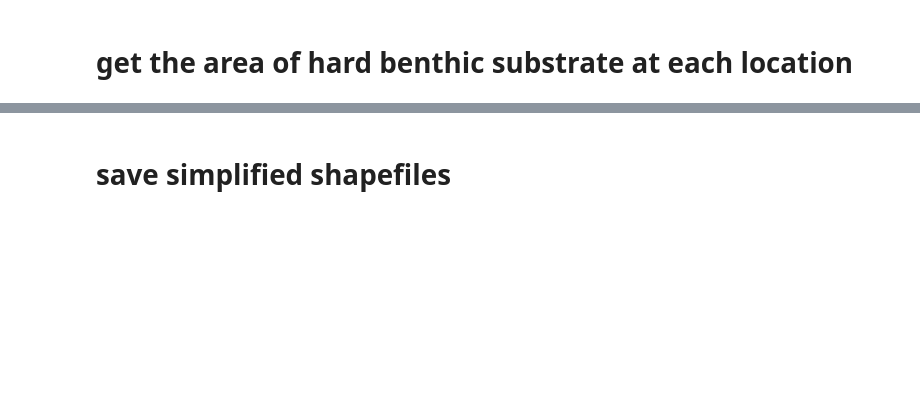
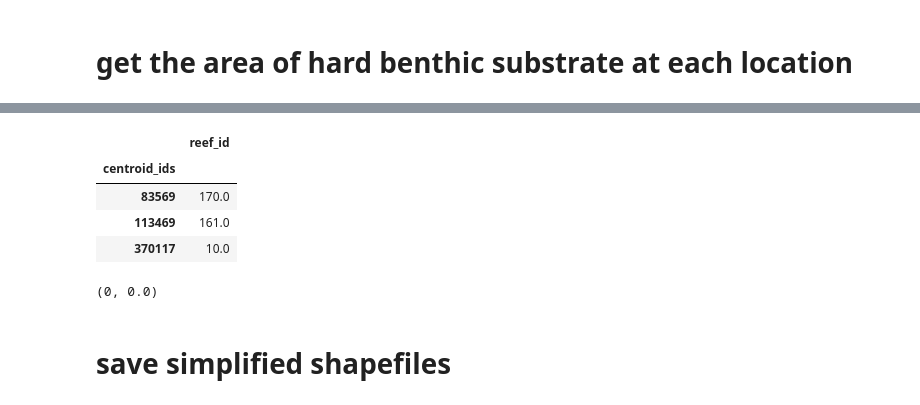
Before and after one commit to jameschriswagner/ca_recreational_fishing, a Jupyter notebook: benthic_substrates_cleaning.ipynb, the cells around one changed output, grey strips where cells are left out. Drawn from its saved outputs; the diff is of its cells as text; code cells hidden in the pictures; blank space fills up the shorter version.

```diff
--- a/benthic_substrates_cleaning.ipynb
+++ b/benthic_substrates_cleaning.ipynb
@@ -155,0 +223,16 @@ centroids.reef_id.isna().sum(), centroids.reef_id.isna().mean()
+# %%
+for idx in missing_ids.index:
+
+    g = centroids.geometry.iloc[idx]
+    distances = simple_buffer_exploded.geometry.apply(lambda p: g.distance(p))
+    rid_min_dist = float(simple_buffer_exploded.reef_id.loc[distances == distances.min()].iloc[0])
+
+    missing_ids.loc[idx, 'reef_id'] = rid_min_dist
+
+missing_ids
+# %% [output]
+|  | reef_id |
+| centroid_ids |  |
+| 83569 | 170.0 |
+| 113469 | 161.0 |
+| 370117 | 10.0 |
@@ -156,3 +244,7 @@ centroids.reef_id.isna().sum(), centroids.reef_id.isna().mean()
+# %%
+cent.reef_id.isna().sum(), cent.reef_id.isna().mean()
+# %% [output]
+(0, 0.0)
 # %% [markdown]
 # save simplified shapefiles
 # %%
```
Also changed, not shown: parts of 21 cells of this notebook.
